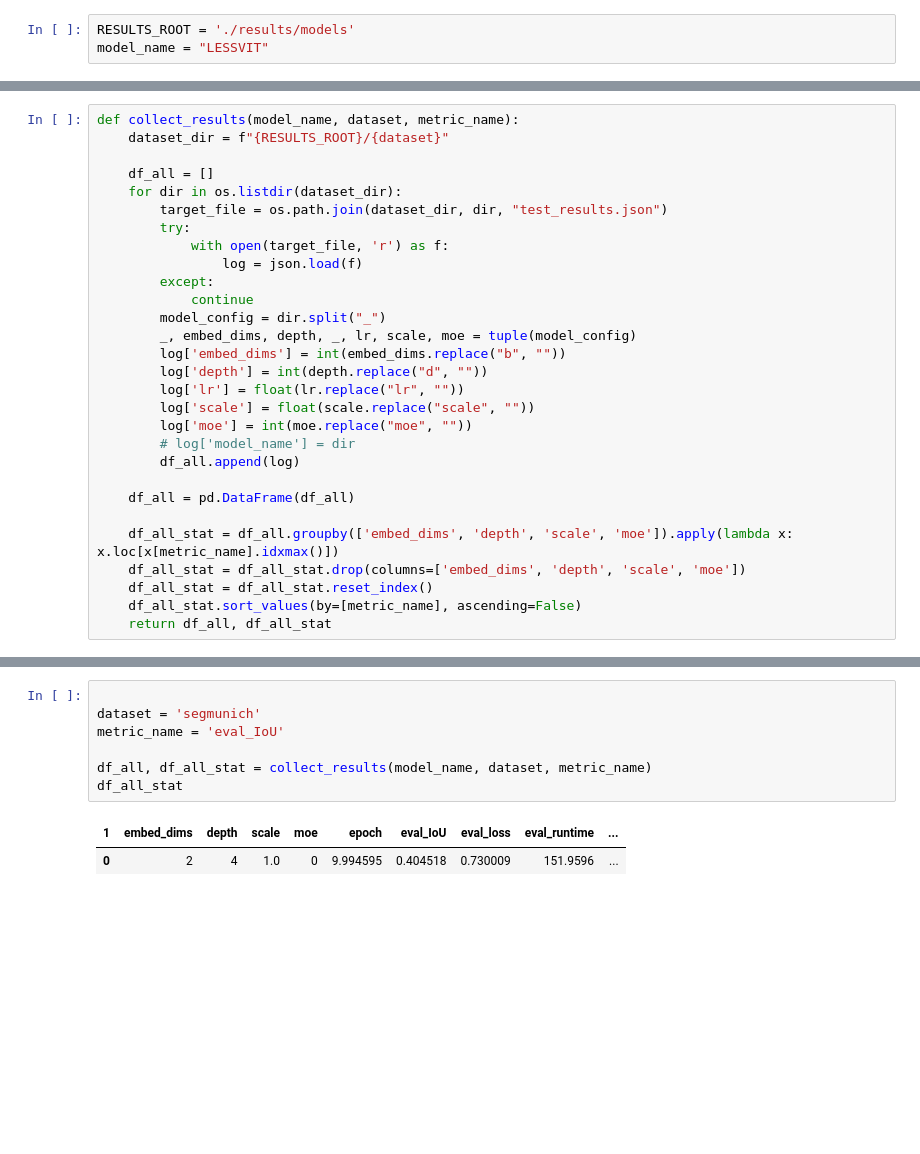
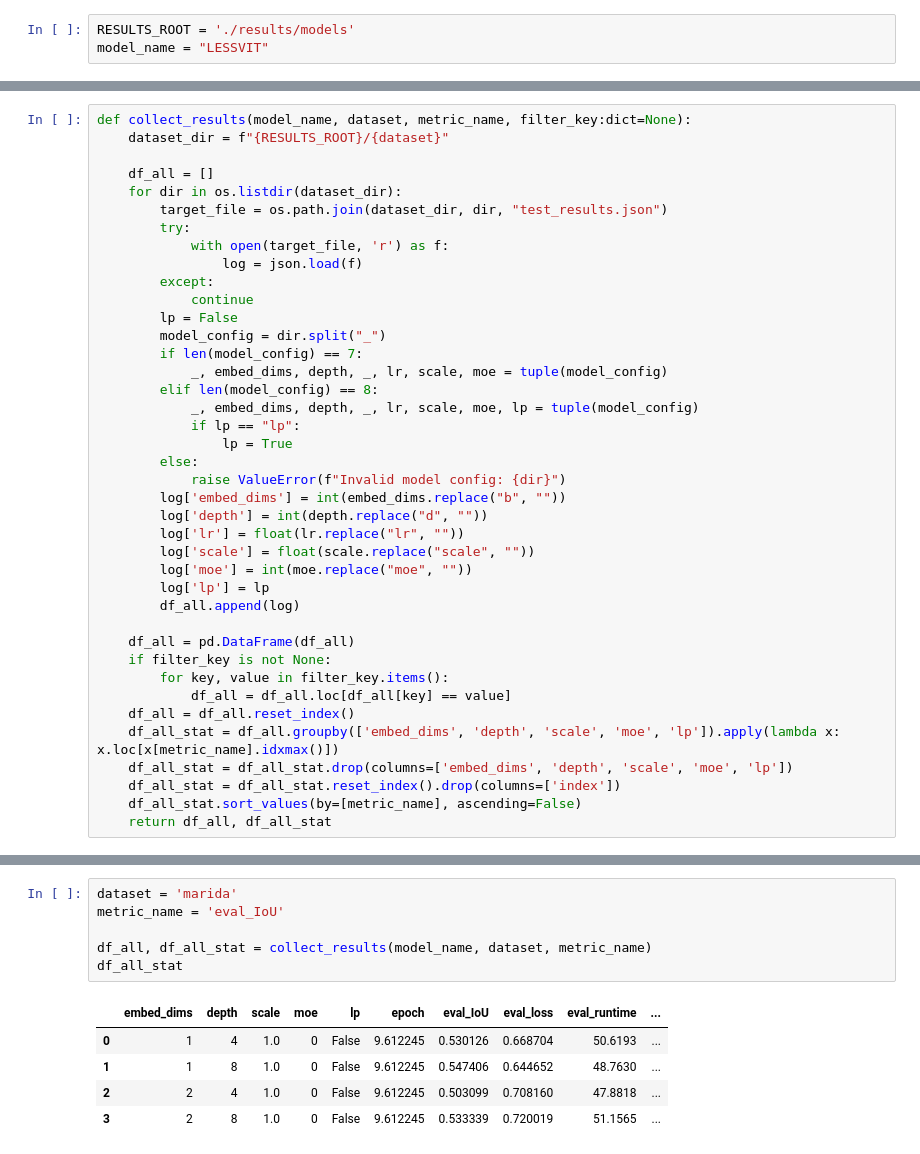
Before and after one commit to uiuctml/GeospatialFM, a Jupyter notebook: collect_results.ipynb, the cells around one changed output, grey strips where cells are left out. Drawn from its saved outputs; the diff is of its cells as text; blank space fills up the shorter version.

```diff
--- a/collect_results.ipynb
+++ b/collect_results.ipynb
@@ -17,5 +24,5 @@ model_name = "LESSVIT"
 # %%
-def collect_results(model_name, dataset, metric_name):
+def collect_results(model_name, dataset, metric_name, filter_key:dict=None):
     dataset_dir = f"{RESULTS_ROOT}/{dataset}"
 
     df_all = []
@@ -26,20 +33,31 @@ def collect_results(model_name, dataset, metric_name):
                 log = json.load(f)
         except:
             continue
+        lp = False
         model_config = dir.split("_")
-        _, embed_dims, depth, _, lr, scale, moe = tuple(model_config)
+        if len(model_config) == 7:
+            _, embed_dims, depth, _, lr, scale, moe = tuple(model_config)
+        elif len(model_config) == 8:
+            _, embed_dims, depth, _, lr, scale, moe, lp = tuple(model_config)
+            if lp == "lp":
+                lp = True
+        else:
+            raise ValueError(f"Invalid model config: {dir}")
         log['embed_dims'] = int(embed_dims.replace("b", ""))
         log['depth'] = int(depth.replace("d", ""))
         log['lr'] = float(lr.replace("lr", ""))
         log['scale'] = float(scale.replace("scale", ""))
         log['moe'] = int(moe.replace("moe", ""))
-        # log['model_name'] = dir
+        log['lp'] = lp
         df_all.append(log)
 
     df_all = pd.DataFrame(df_all)
-
-    df_all_stat = df_all.groupby(['embed_dims', 'depth', 'scale', 'moe']).apply(lambda x: x.loc[x[metric_name].idxmax()])
-    df_all_stat = df_all_stat.drop(columns=['embed_dims', 'depth', 'scale', 'moe'])
-    df_all_stat = df_all_stat.reset_index()
+    if filter_key is not None:
+        for key, value in filter_key.items():
+            df_all = df_all.loc[df_all[key] == value]
+    df_all = df_all.reset_index()
+    df_all_stat = df_all.groupby(['embed_dims', 'depth', 'scale', 'moe', 'lp']).apply(lambda x: x.loc[x[metric_name].idxmax()])
+    df_all_stat = df_all_stat.drop(columns=['embed_dims', 'depth', 'scale', 'moe', 'lp'])
+    df_all_stat = df_all_stat.reset_index().drop(columns=['index'])
     df_all_stat.sort_values(by=[metric_name], ascending=False)
     return df_all, df_all_stat
@@ -66,10 +153,12 @@ df_all_stat
 # %%
-
-dataset = 'segmunich'
+dataset = 'marida'
 metric_name = 'eval_IoU'
 
 df_all, df_all_stat = collect_results(model_name, dataset, metric_name)
 df_all_stat
 # %% [output]
-| 1 | embed_dims | depth | scale | moe | epoch | eval_IoU | eval_loss | eval_runtime | ... |
-| 0 | 2 | 4 | 1.0 | 0 | 9.994595 | 0.404518 | 0.730009 | 151.9596 | ... |
+|  | embed_dims | depth | scale | moe | lp | epoch | eval_IoU | eval_loss | eval_runtime | ... |
+| 0 | 1 | 4 | 1.0 | 0 | False | 9.612245 | 0.530126 | 0.668704 | 50.6193 | ... |
+| 1 | 1 | 8 | 1.0 | 0 | False | 9.612245 | 0.547406 | 0.644652 | 48.7630 | ... |
+| 2 | 2 | 4 | 1.0 | 0 | False | 9.612245 | 0.503099 | 0.708160 | 47.8818 | ... |
+| 3 | 2 | 8 | 1.0 | 0 | False | 9.612245 | 0.533339 | 0.720019 | 51.1565 | ... |
```
Also changed, not shown: parts of 11 cells of this notebook, 17 other files.
